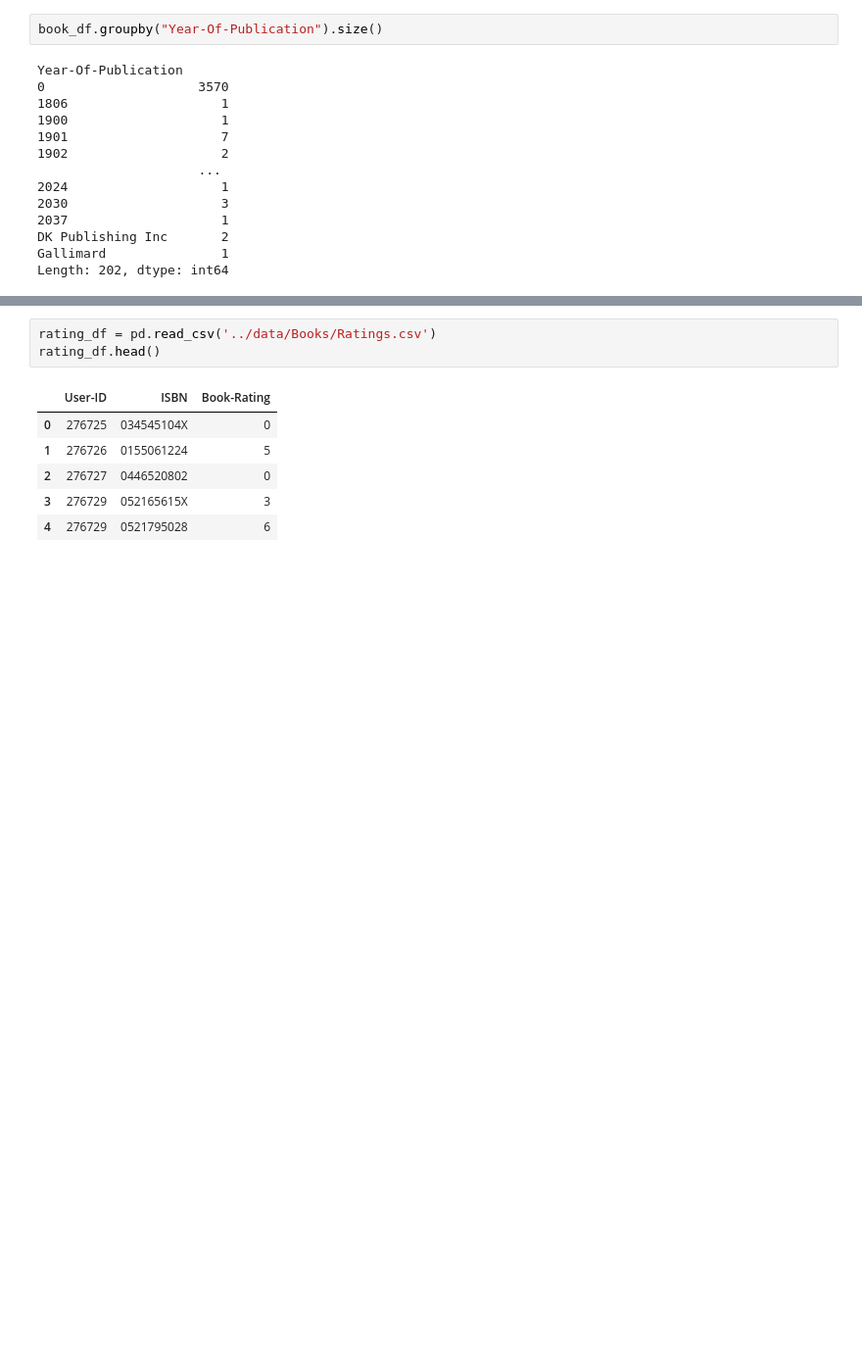
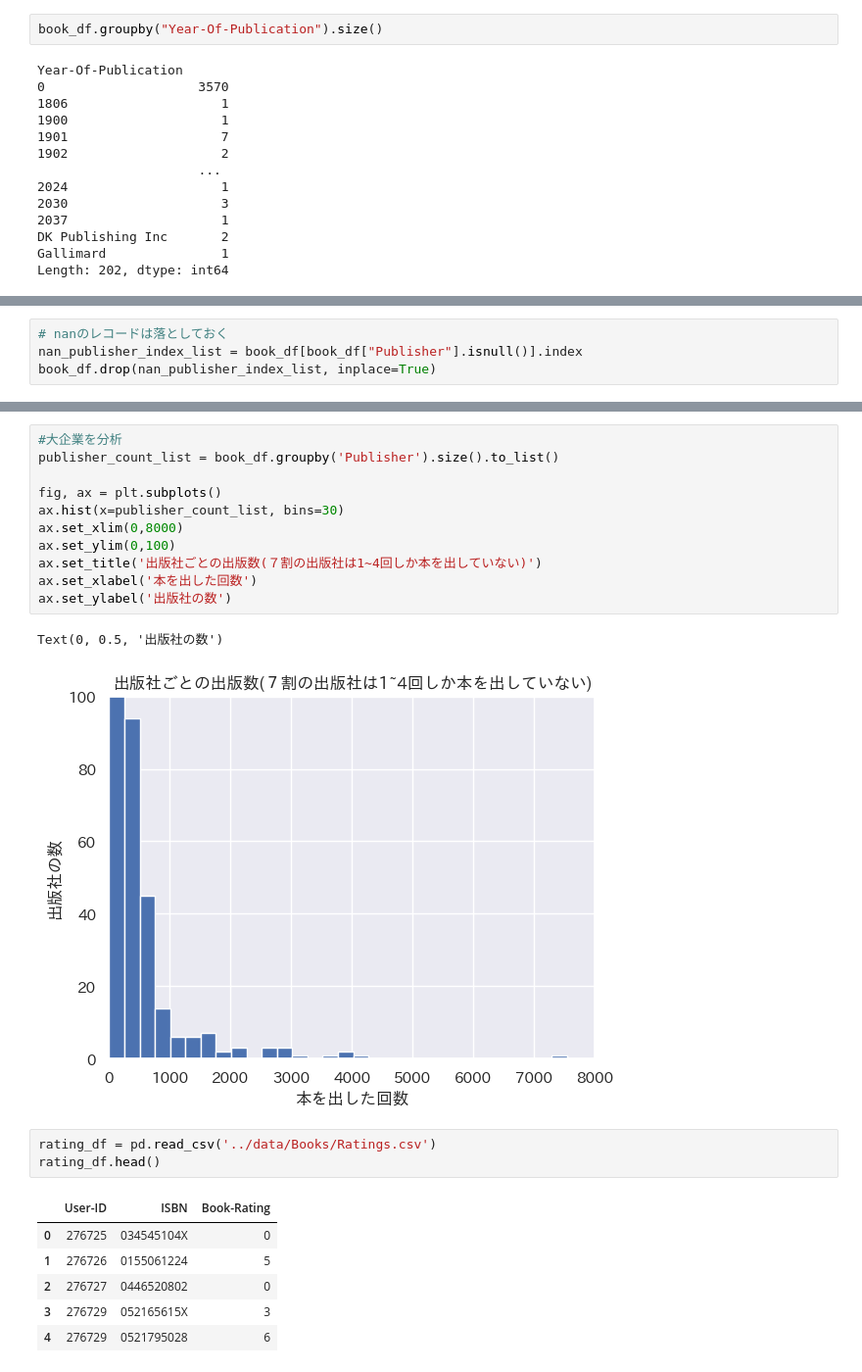
Before and after one commit to tatsuki1107/recsys-training, a Jupyter notebook: book_recommendation/index.ipynb, the cells around one changed output, grey strips where cells are left out. Shown at 98% size. Drawn from its saved outputs; the diff is of its cells as text; blank space fills up the shorter version.

```diff
--- a/book_recommendation/index.ipynb
+++ b/book_recommendation/index.ipynb
@@ -179,0 +252,4 @@ ax.set_xlim([1970,2010])
+# %%
+# nanのレコードは落としておく
+nan_publisher_index_list = book_df[book_df["Publisher"].isnull()].index
+book_df.drop(nan_publisher_index_list, inplace=True)
@@ -180,3 +290,17 @@ ax.set_xlim([1970,2010])
+# %%
+#大企業を分析
+publisher_count_list = book_df.groupby('Publisher').size().to_list()
+
+fig, ax = plt.subplots()
+ax.hist(x=publisher_count_list, bins=30)
+ax.set_xlim(0,8000)
+ax.set_ylim(0,100)
+ax.set_title('出版社ごとの出版数(７割の出版社は1~4回しか本を出していない)')
+ax.set_xlabel('本を出した回数')
+ax.set_ylabel('出版社の数')
+# %% [output]
+Text(0, 0.5, '出版社の数')
+[figure, added]
 # %%
 rating_df = pd.read_csv('../data/Books/Ratings.csv')
 rating_df.head()
```
Also changed, not shown: parts of 24 cells of this notebook.
